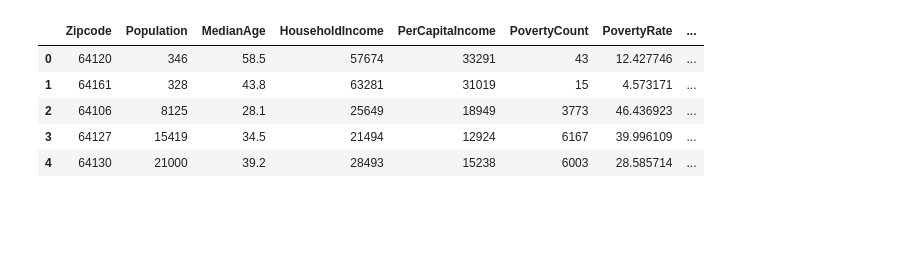
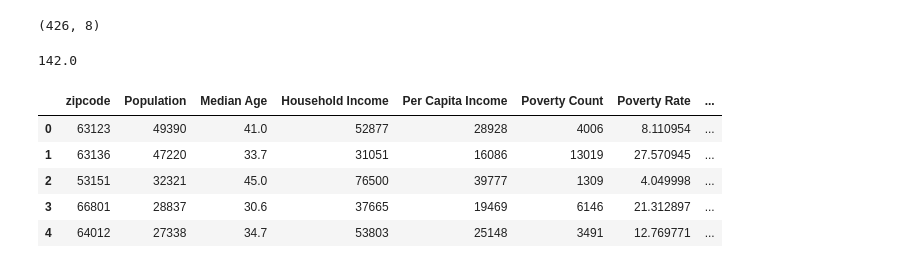
Before and after one commit to thatsamorris/Final_Project, a Jupyter notebook: Final_Project/machLearn/neural_network_with_keras.ipynb, the cells around one changed output. Saved outputs shown, nothing was run; the diff lists cells and outputs as text; code cells hidden in the pictures; blank space fills up the shorter version.

```diff
--- a/Final_Project/machLearn/neural_network_with_keras.ipynb
+++ b/Final_Project/machLearn/neural_network_with_keras.ipynb
@@ -4,12 +4,19 @@ import matplotlib.pyplot as plt
 import numpy as np
 import pandas as pd
 # %%
-census = pd.read_csv('data/census_crime_data_cleaned.csv')
+census = pd.read_csv('data/combined_cities_census.csv')
 census.head()
+census.shape
 # %% [output]
-|  | Zipcode | Population | MedianAge | HouseholdIncome | PerCapitaIncome | PovertyCount | PovertyRate | ... |
-| 0 | 64120 | 346 | 58.5 | 57674 | 33291 | 43 | 12.427746 | ... |
-| 1 | 64161 | 328 | 43.8 | 63281 | 31019 | 15 | 4.573171 | ... |
-| 2 | 64106 | 8125 | 28.1 | 25649 | 18949 | 3773 | 46.436923 | ... |
-| 3 | 64127 | 15419 | 34.5 | 21494 | 12924 | 6167 | 39.996109 | ... |
-| 4 | 64130 | 21000 | 39.2 | 28493 | 15238 | 6003 | 28.585714 | ... |
+(426, 8)
+# %%
+print(426/3)
+census.head()
+# %% [output]
+142.0
+|  | zipcode | Population | Median Age | Household Income | Per Capita Income | Poverty Count | Poverty Rate | ... |
+| 0 | 63123 | 49390 | 41.0 | 52877 | 28928 | 4006 | 8.110954 | ... |
+| 1 | 63136 | 47220 | 33.7 | 31051 | 16086 | 13019 | 27.570945 | ... |
+| 2 | 53151 | 32321 | 45.0 | 76500 | 39777 | 1309 | 4.049998 | ... |
+| 3 | 66801 | 28837 | 30.6 | 37665 | 19469 | 6146 | 21.312897 | ... |
+| 4 | 64012 | 27338 | 34.7 | 53803 | 25148 | 3491 | 12.769771 | ... |
```
Also changed, not shown: parts of 13 cells of this notebook, 5 other files.
